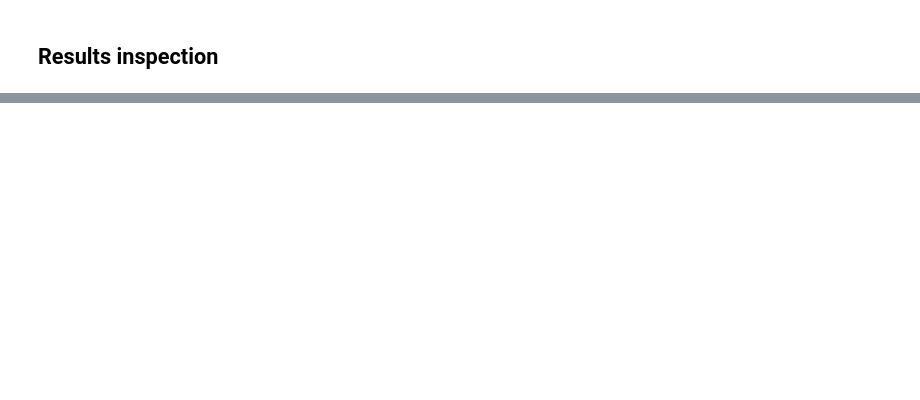
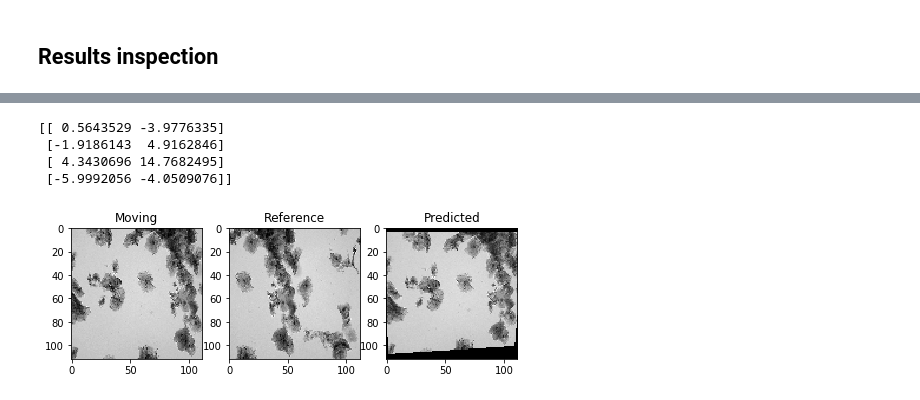
Before and after one commit to tristaaan/stitch-eval, a Jupyter notebook: notebooks/HomograpyNet.ipynb, the cells around one changed output, grey strips where cells are left out. Cells and saved outputs as stored; diff of their text form; code cells hidden in the pictures; blank space fills up the shorter version.

```diff
--- a/notebooks/HomograpyNet.ipynb
+++ b/notebooks/HomograpyNet.ipynb
@@ -389,0 +419,23 @@ two_up(p_a, p_b)
+# %%
+test_dir = r'../data/learning'
+
+im1 = imread(test_dir + '/Tp26_Y001_X001_040.tif')
+im1 = cv2.resize(im1, img_size, interpolation=cv2.INTER_NEAREST)
+
+im2 = imread(test_dir + '/Tp26_Y001_X002_040.tif')
+im2 = cv2.resize(im2, img_size, interpolation=cv2.INTER_NEAREST)
+
+test_im = np.dstack((invert(im1), invert(im2)))
+test_im = test_im.reshape(1, *test_im.shape)
+H_4pt = my_model.predict(test_im)
+H_pred = warp_pred(im1, H_4pt)
+predicted = cv2.warpPerspective(im1, H_pred, img_size, flags=cv2.INTER_NEAREST)
+
+print(H_4pt.reshape(4,2))
+compare_all(im1, im2, predicted)
+# %% [output]
+[[ 0.5643529 -3.9776335]
+ [-1.9186143  4.9162846]
+ [ 4.3430696 14.7682495]
+ [-5.9992056 -4.0509076]]
+[figure, added]
```
Also changed, not shown: parts of 9 cells of this notebook.
